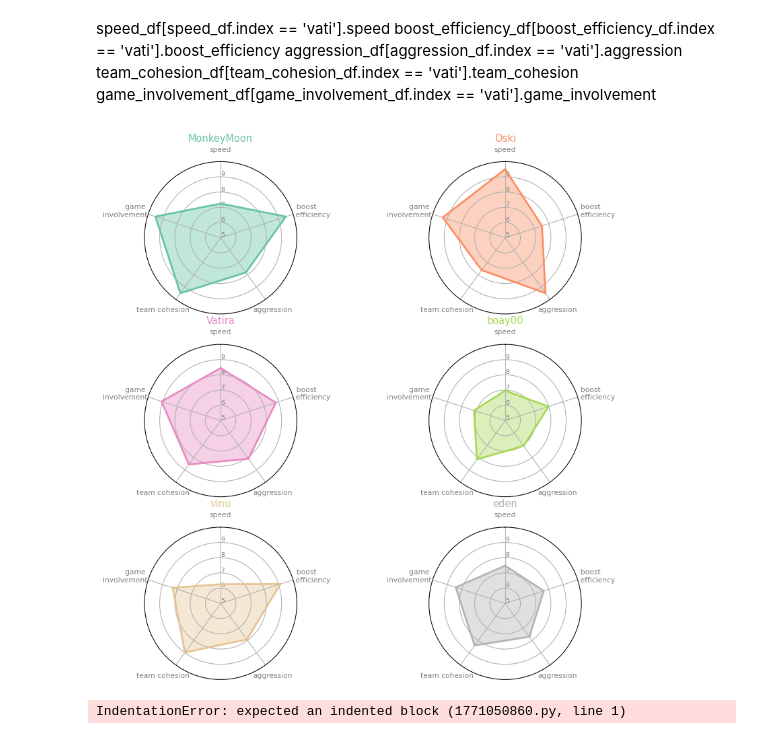
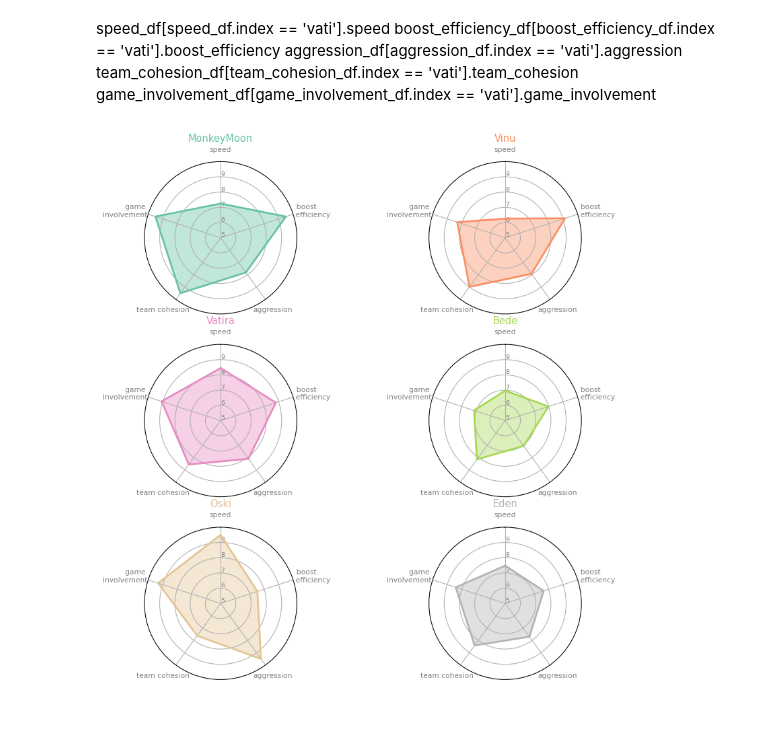
Before and after one commit to boay00/capstone-GA, a Jupyter notebook: 2-cleaning-EDA/code/pro-EDA.ipynb, the cells around one changed output. Cells and saved outputs as stored; diff of their text form; code cells hidden in the pictures.

```diff
--- a/2-cleaning-EDA/code/pro-EDA.ipynb
+++ b/2-cleaning-EDA/code/pro-EDA.ipynb
@@ -907,50 +907,49 @@ speed_df[speed_df.index == 'vati'].speed
     team_cohesion_df[team_cohesion_df.index == 'vati'].team_cohesion
     game_involvement_df[game_involvement_df.index == 'vati'].game_involvement
 # %%
-### from math import pi
+## radar plot code taken from github example and adapted for personal needs
 
+from math import pi
 # Set data
 df = pd.DataFrame({
-'group': ['MonkeyMoon','Oski','Vatira', 'boay00', 'vinu', 'eden'],
+'group': ['MonkeyMoon','Vinu','Vatira', 'Bede', 'Oski', 'Eden'],
 """speed""": [speed_df[speed_df.index == 'monkeymoon'].speed
-,speed_df[speed_df.index == 'oski'].speed
- , speed_df[speed_df.index == 'vati'].speed
- , speed_df[speed_df.index == 'boay'].speed
- , speed_df[speed_df.index == 'vinu'].speed
- , speed_df[speed_df.index == 'eden'].speed
+, speed_df[speed_df.index == 'vinu'].speed
+, speed_df[speed_df.index == 'vati'].speed
+, speed_df[speed_df.index == 'boay'].speed
+, speed_df[speed_df.index == 'oski'].speed
+, speed_df[speed_df.index == 'eden'].speed
 ],
 """  boost
-       efficiency""": [    boost_efficiency_df[boost_efficiency_df.index == 'monkeymoon'].boost_efficiency,
-     boost_efficiency_df[boost_efficiency_df.index == 'oski'].boost_efficiency
+       efficiency""": [    boost_efficiency_df[boost_efficiency_df.index == 'monkeymoon'].boost_efficiency
+,     boost_efficiency_df[boost_efficiency_df.index == 'vinu'].boost_efficiency
 ,     boost_efficiency_df[boost_efficiency_df.index == 'vati'].boost_efficiency
 ,     boost_efficiency_df[boost_efficiency_df.index == 'boay'].boost_efficiency
-,     boost_efficiency_df[boost_efficiency_df.index == 'vinu'].boost_efficiency
+,     boost_efficiency_df[boost_efficiency_df.index == 'oski'].boost_efficiency
 ,     boost_efficiency_df[boost_efficiency_df.index == 'eden'].boost_efficiency
 ],
-"""aggression""": [    aggression_df[aggression_df.index == 'monkeymoon'].aggression,
-     aggression_df[aggression_df.index == 'oski'].aggression
+"""aggression""": [    aggression_df[aggression_df.index == 'monkeymoon'].aggression
+,     aggression_df[aggression_df.index == 'vinu'].aggression
 ,     aggression_df[aggression_df.index == 'vati'].aggression
 ,     aggression_df[aggression_df.index == 'boay'].aggression
-,     aggression_df[aggression_df.index == 'vinu'].aggression
+,     aggression_df[aggression_df.index == 'oski'].aggression
 ,     aggression_df[aggression_df.index == 'eden'].aggression
 ],
-"""team cohesion     """: [    team_cohesion_df[team_cohesion_df.index == 'monkeymoon'].team_cohesion,
-     team_cohesion_df[team_cohesion_df.index == 'oski'].team_cohesion
+"""team cohesion     """: [    team_cohesion_df[team_cohesion_df.index == 'monkeymoon'].team_cohesion
+,     team_cohesion_df[team_cohesion_df.index == 'vinu'].team_cohesion
 ,     team_cohesion_df[team_cohesion_df.index == 'vati'].team_cohesion
 ,     team_cohesion_df[team_cohesion_df.index == 'boay'].team_cohesion
-,     team_cohesion_df[team_cohesion_df.index == 'vinu'].team_cohesion
+,     team_cohesion_df[team_cohesion_df.index == 'oski'].team_cohesion
 ,     team_cohesion_df[team_cohesion_df.index == 'eden'].team_cohesion
 ],
 """   game
 involvement          """: [    game_involvement_df[game_involvement_df.index == 'monkeymoon'].game_involvement
-, game_involvement_df[game_involvement_df.index == 'oski'].game_involvement
+, game_involvement_df[game_involvement_df.index == 'vinu'].game_involvement
 , game_involvement_df[game_involvement_df.index == 'vati'].game_involvement
 , game_involvement_df[game_involvement_df.index == 'boay'].game_involvement
-, game_involvement_df[game_involvement_df.index == 'vinu'].game_involvement
+, game_involvement_df[game_involvement_df.index == 'oski'].game_involvement
 , game_involvement_df[game_involvement_df.index == 'eden'].game_involvement]
 })
-
-# ------- PART 1: Define a function that do a plot for one line of the dataset!
 
 def make_spider( row, title, color):
 
@@ -971,39 +970,34 @@ def make_spider( row, title, color):
 
     # Draw one axe per variable + add labels labels yet
     plt.xticks(angles[:-1], categories, color='grey', size=8)
 
     # Draw ylabels
     ax.set_rlabel_position(0)
     plt.yticks([1,2,3,4,5,6,7,8,9], ['1',"2",'3',"4",'5',"6",'7', "8",'9'], color="grey", size=7)
     plt.ylim(5,10)
 
     # Ind1
     values=df.loc[row].drop('group').values.flatten().tolist()
     values += values[:1]
     ax.plot(angles, values, color=color, linewidth=2, linestyle='solid')
     ax.fill(angles, values, color=color, alpha=0.4)
 
     # Add a title
     plt.title(title, size=11, color=color, y=1.1)
 
 
-# ------- PART 2: Apply the function to all individuals
 # initialize the figure
 my_dpi=96
 plt.figure(figsize=(1000/my_dpi, 1000/my_dpi), dpi=my_dpi)
 
 # Create a color palette:
 my_palette = plt.cm.get_cmap('Set2', len(df.index))
 
 # Loop to plot
 for row in range(0, len(df.index)):
     make_spider( row=row, title=df['group'][row], color=my_palette(row))
 # %% [output]
-[figure, old version]
+[figure, new version]
-# %%
-def player_stats(df):
-# %% [output]
-IndentationError: expected an indented block (1771050860.py, line 1)
 # %%
 pros = pros.T
 # %%
```
Also changed, not shown: parts of 5 cells of this notebook.
